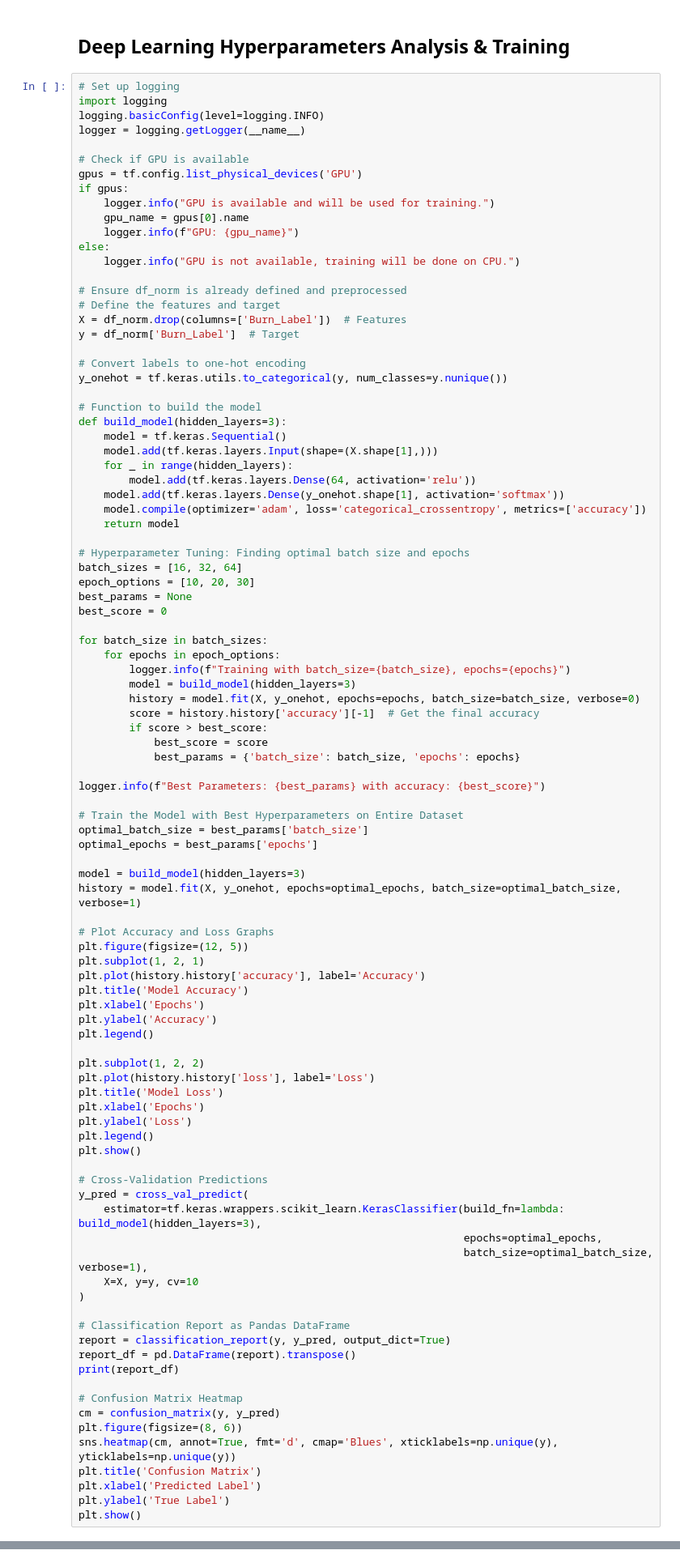
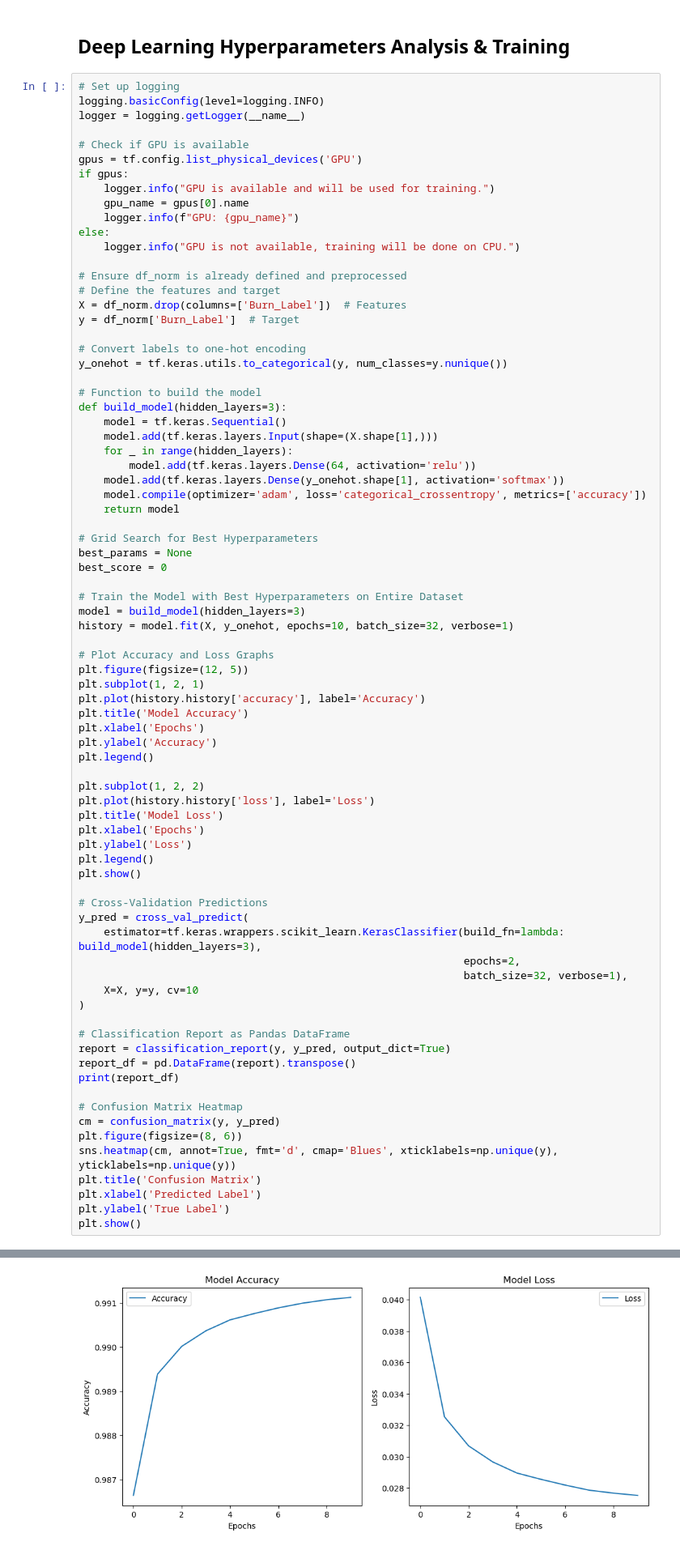
Before and after one commit to GarterPoom/GISTDA-Wildfire-Extraction, a Jupyter notebook: Deep Learning_Train.ipynb, the cells around one changed output, grey strips where cells are left out. Shown at 81% size. Drawn from its saved outputs; the diff is of its cells as text.

```diff
--- a/Deep Learning_Train.ipynb
+++ b/Deep Learning_Train.ipynb
@@ -418,7 +418,6 @@ Shape of df_norm after normalization: (19255766, 14)
 ## Deep Learning Hyperparameters Analysis & Training
 # %%
 # Set up logging
-import logging
 logging.basicConfig(level=logging.INFO)
 logger = logging.getLogger(__name__)
 
@@ -449,30 +448,13 @@ def build_model(hidden_layers=3):
     model.compile(optimizer='adam', loss='categorical_crossentropy', metrics=['accuracy'])
     return model
 
-# Hyperparameter Tuning: Finding optimal batch size and epochs
-batch_sizes = [16, 32, 64]
-epoch_options = [10, 20, 30]
+# Grid Search for Best Hyperparameters
 best_params = None
 best_score = 0
 
-for batch_size in batch_sizes:
-    for epochs in epoch_options:
-        logger.info(f"Training with batch_size={batch_size}, epochs={epochs}")
-        model = build_model(hidden_layers=3)
-        history = model.fit(X, y_onehot, epochs=epochs, batch_size=batch_size, verbose=0)
-        score = history.history['accuracy'][-1]  # Get the final accuracy
-        if score > best_score:
-            best_score = score
-            best_params = {'batch_size': batch_size, 'epochs': epochs}
-
-logger.info(f"Best Parameters: {best_params} with accuracy: {best_score}")
-
 # Train the Model with Best Hyperparameters on Entire Dataset
-optimal_batch_size = best_params['batch_size']
-optimal_epochs = best_params['epochs']
-
 model = build_model(hidden_layers=3)
-history = model.fit(X, y_onehot, epochs=optimal_epochs, batch_size=optimal_batch_size, verbose=1)
+history = model.fit(X, y_onehot, epochs=10, batch_size=32, verbose=1)
 
 # Plot Accuracy and Loss Graphs
 plt.figure(figsize=(12, 5))
@@ -494,8 +476,8 @@ plt.show()
 # Cross-Validation Predictions
 y_pred = cross_val_predict(
     estimator=tf.keras.wrappers.scikit_learn.KerasClassifier(build_fn=lambda: build_model(hidden_layers=3),
-                                                             epochs=optimal_epochs,
-                                                             batch_size=optimal_batch_size, verbose=1),
+                                                             epochs=2,
+                                                             batch_size=32, verbose=1),
     X=X, y=y, cv=10
 )
 
@@ -518,0 +520 @@ INFO:__main__:Training with batch_size=16, epochs=10
+[figure, added]
```
Also changed, not shown: parts of 3 cells of this notebook.
